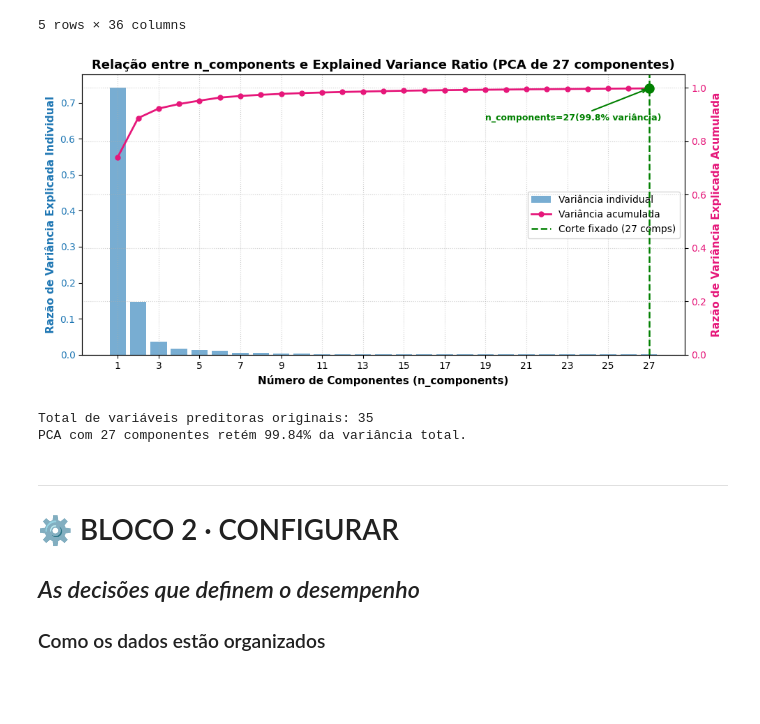
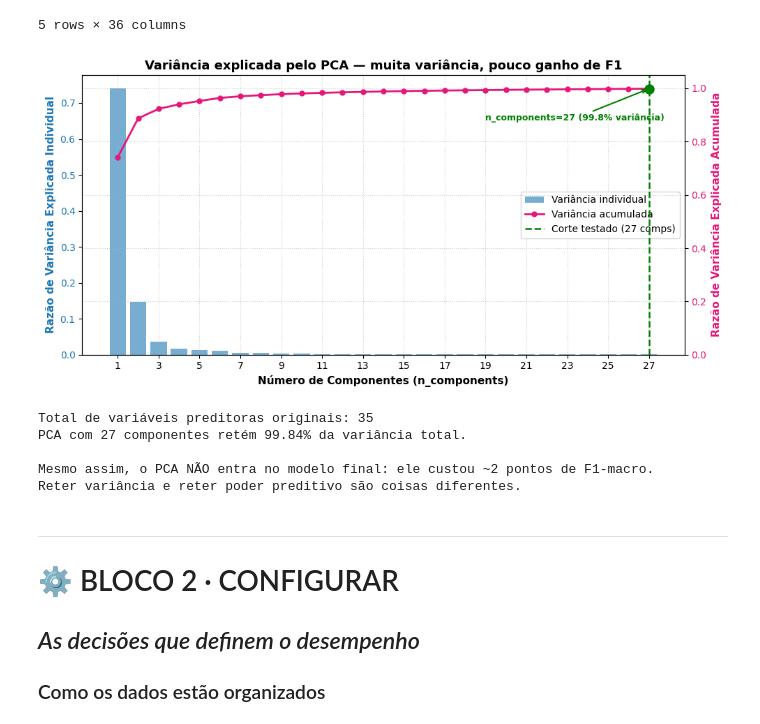
Before and after one commit to bruggalvao/oiaa, a Jupyter notebook: fase1/tabular/oiaa.ipynb, the cells around one changed output. Drawn from its saved outputs; the diff is of its cells as text; code cells hidden in the pictures; blank space fills up the shorter version.

```diff
--- a/fase1/tabular/oiaa.ipynb
+++ b/fase1/tabular/oiaa.ipynb
@@ -101,15 +101,21 @@ Ambiente carregado.
 | 4 | 0 | 0 | 38 | 0 | 0 | 1 | 1 | ... |
 5 rows × 36 columns
 # %%
-#@title 📉 Análise de Componentes Principais (PCA de 27 componentes) { display-mode: "form" }
+#@title 📉 PCA: testado e DESCARTADO (o gráfico explica por quê) { display-mode: "form" }
+# Este era o caminho anterior: projetar as colunas em 27 componentes principais
+# (no pipeline antigo o PCA vinha depois da engenharia de atributos, 43 colunas).
+# A curva acumulada mostra a armadilha: 27 componentes retêm 99,8% da variância,
+# o que PARECE ótimo — mas variância não é informação útil para classificar.
+# Sem escalonamento, quase toda a variância está nas colunas de escala grande
+# (idade_na_matricula, notas), e as 17 colunas binárias de curso somem no arredondamento.
+# Medido na validação cruzada: COM PCA 69,5% de F1-macro, SEM PCA 71,7%.
+# Conclusão: árvores já fazem seleção de variáveis sozinhas; o PCA só embaralha.
 import numpy as np
 import matplotlib.pyplot as plt
 from sklearn.decomposition import PCA
 
-# 1. Separar variáveis preditoras (sem escalonar conforme estratégia)
 X_pca = dados.drop(columns=["risco_evasao"], errors="ignore")
 
-# 2. Ajustar o PCA com 27 componentes
 n_components_escolhido = 27
 pca_analise = PCA(n_components=n_components_escolhido, random_state=42)
 pca_analise.fit(X_pca)
@@ -118,9 +124,7 @@ explained_variance = pca_analise.explained_variance_ratio_
 cum_explained_variance = np.cumsum(explained_variance)
 n_components_range = np.arange(1, len(explained_variance) + 1)
 
-# 3. Gráfico entre n_components e explained_variance_ratio
 fig, ax1 = plt.subplots(figsize=(10, 5))
-
 cor_barra = "#1F77B4"
 cor_linha = "#E6177A"
 
@@ -131,39 +135,46 @@ ax1.set_ylabel("Razão de Variância Explicada Individual", color=cor_barra, fon
 ax1.tick_params(axis="y", labelcolor=cor_barra)
 ax1.set_xticks(n_components_range[::2])
 
 ax2 = ax1.twinx()
 ax2.plot(n_components_range, cum_explained_variance, color=cor_linha, marker="o",
          linewidth=2, markersize=5, label="Variância acumulada")
 ax2.set_ylabel("Razão de Variância Explicada Acumulada", color=cor_linha, fontsize=11, fontweight="bold")
 ax2.tick_params(axis="y", labelcolor=cor_linha)
 ax2.set_ylim(0, 1.05)
 
 var_27 = cum_explained_variance[-1]
-ax2.axvline(n_components_escolhido, color="green", linestyle="--", linewidth=1.8, label=f"Corte fixado ({n_components_escolhido} comps)")
+ax2.axvline(n_components_escolhido, color="green", linestyle="--", linewidth=1.8,
+            label=f"Corte testado ({n_components_escolhido} comps)")
 ax2.scatter(n_components_escolhido, var_27, color="green", s=90, zorder=6)
-ax2.annotate(f"n_components={n_components_escolhido}({var_27*100:.1f}% variância)",
+ax2.annotate(f"n_components={n_components_escolhido} ({var_27*100:.1f}% variância)",
              xy=(n_components_escolhido, var_27),
              xytext=(n_components_escolhido - 8, var_27 - 0.12),
              arrowprops=dict(arrowstyle="->", color="green", lw=1.5),
              fontsize=9, fontweight="bold", color="green")
 
-plt.title("Relação entre n_components e Explained Variance Ratio (PCA de 27 componentes)", fontsize=13, fontweight="bold")
+plt.title("Variância explicada pelo PCA — muita variância, pouco ganho de F1",
+          fontsize=13, fontweight="bold")
 ax1.grid(axis="x", linestyle=":", alpha=0.6)
 ax2.grid(axis="y", linestyle=":", alpha=0.6)
 
 linhas1, rotulos1 = ax1.get_legend_handles_labels()
 linhas2, rotulos2 = ax2.get_legend_handles_labels()
 ax1.legend(linhas1 + linhas2, rotulos1 + rotulos2, loc="center right")
 
 plt.tight_layout()
 plt.show()
 
 print(f"Total de variáveis preditoras originais: {X_pca.shape[1]}")
 print(f"PCA com {n_components_escolhido} componentes retém {var_27*100:.2f}% da variância total.")
+print("\nMesmo assim, o PCA NÃO entra no modelo final: ele custou ~2 pontos de F1-macro.")
+print("Reter variância e reter poder preditivo são coisas diferentes.")
 # %% [output]
-[figure, old version]
+[figure, new version]
 Total de variáveis preditoras originais: 35
 PCA com 27 componentes retém 99.84% da variância total.
+
+Mesmo assim, o PCA NÃO entra no modelo final: ele custou ~2 pontos de F1-macro.
+Reter variância e reter poder preditivo são coisas diferentes.
 # %% [markdown]
 ---
 # ⚙️ BLOCO 2 · CONFIGURAR
```
Also changed, not shown: parts of 8 cells of this notebook, 16 other files.
